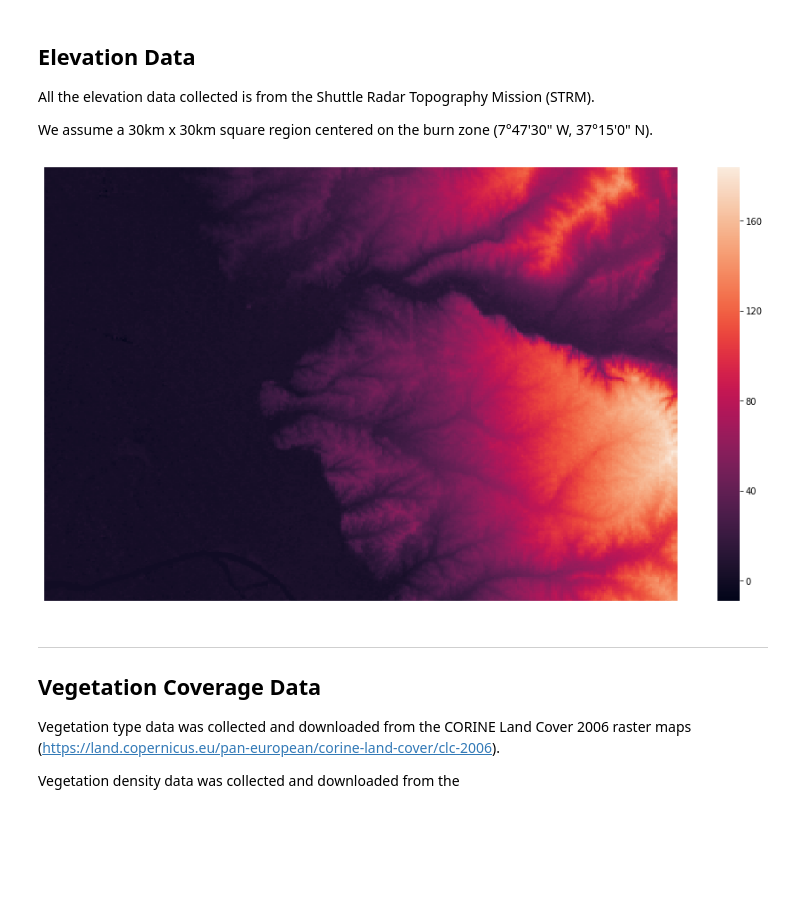
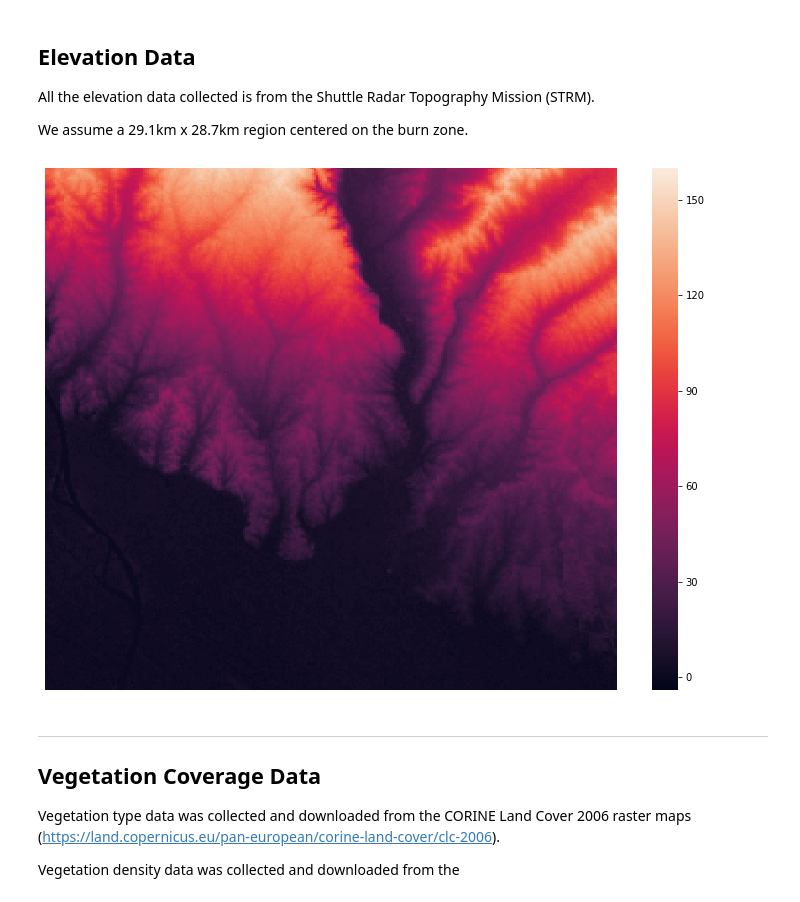
Before and after one commit to thearchitector/wind-and-fire, a Jupyter notebook: code/data.ipynb, the cells around one changed output. Cells and saved outputs as stored; diff of their text form; code cells hidden in the pictures; blank space fills up the shorter version.

```diff
--- a/code/data.ipynb
+++ b/code/data.ipynb
@@ -3,7 +3,7 @@
 
 All the elevation data collected is from the Shuttle Radar Topography Mission (STRM).
 
-We assume a 30km x 30km square region centered on the burn zone (7°47'30" W, 37°15'0" N).
+We assume a 29.1km x 28.7km region centered on the burn zone.
 # %%
 # https://www.bombeiros.pt/wp-content/uploads/2012/09/Relatorio-de-ocorrencia-2012080021067-Tavira_Cachopo_Catraia.pdf
 
@@ -18,46 +18,46 @@ import numpy as np
 import scipy.signal as sps
 import matplotlib.pyplot as plt
 
-LON_MIN = -7.9226975 # °W
-LON_MAX = -7.6624791 # °W
-LAT_MIN = 37.084652 # °N
-LAT_MAX = 37.4117745 # °N
+LON_MIN = -7.9493189 # °W
+LON_MAX = -7.6170562 # °W
+LAT_MIN = 37.1329216 # °N
+LAT_MAX = 37.3881912 # °N
 SPF = 1201 # number of samples per file
-REGION_LENGTH = 30000 # defined to be 30km x 30km
 CA_LENGTH = 100 # defined to be 100m
-CA_SIZE = int(REGION_LENGTH / CA_LENGTH) # for a 90km^2 region, this should be 300x300
+CAS_WIDTH = 291
+CAS_HEIGHT = 287
 
 def each_coordinate():
-    """ Returns each ordinate pair in the studied range with step sizes of 300m. """
-    for x, lon in enumerate(np.linspace(LON_MIN, LON_MAX, CA_SIZE)):
-        for y, lat in enumerate(np.linspace(LAT_MIN, LAT_MAX, CA_SIZE)):
+    """ Returns each ordinate pair in the studied range. """
+    for x, lon in enumerate(np.linspace(LON_MIN, LON_MAX, CAS_WIDTH)):
+        for y, lat in enumerate(np.linspace(LAT_MIN, LAT_MAX, CAS_HEIGHT)):
             yield x, y, lon, lat
 # %%
-elevations = np.empty((CA_SIZE, CA_SIZE))
+elevations = np.empty((CAS_HEIGHT, CAS_WIDTH))
 
 with open("../data/N37W007.hgt", 'rb') as data:
     # Each data point is a 2 byte big endian signed integer
     raw = np.fromfile(data, np.dtype('>i2'), SPF*SPF).reshape((SPF, SPF))
 
     def get_elevation(lon, lat):
-        """ Retrieve the recorded elevation at the given WGS84 coordinate pair. """
+        """ Retrieve the recorded elevation at the given EPSG:4326-WGS84 coordinate pair. """
         lat_row = int(round((lat - int(lat)) * (SPF - 1), 0))
         lon_row = int(round((lon - int(lon)) * (SPF - 1), 0))
         return raw[SPF - 1 - lat_row, lon_row]
 
-    # Get the elevation data for every 100m x 100m square
+    # Get the elevation data for every square
     for x, y, lon, lat in each_coordinate():
-        elevations[x, y] = get_elevation(abs(lon), abs(lat))
+        elevations[y, x] = get_elevation(abs(lon), abs(lat))
 # %%
 import seaborn as sns
 
-plt.figure(figsize=(16, 9))
+plt.figure(figsize=(12.8, 9.6))
 ax = sns.heatmap(elevations)
 ax.invert_yaxis()
 plt.axis(False)
 plt.show()
 # %% [output]
-[figure, old version]
+[figure, new version]
 # %% [markdown]
 ---
 
```
Also changed, not shown: parts of 10 cells of this notebook, 1 other file.
